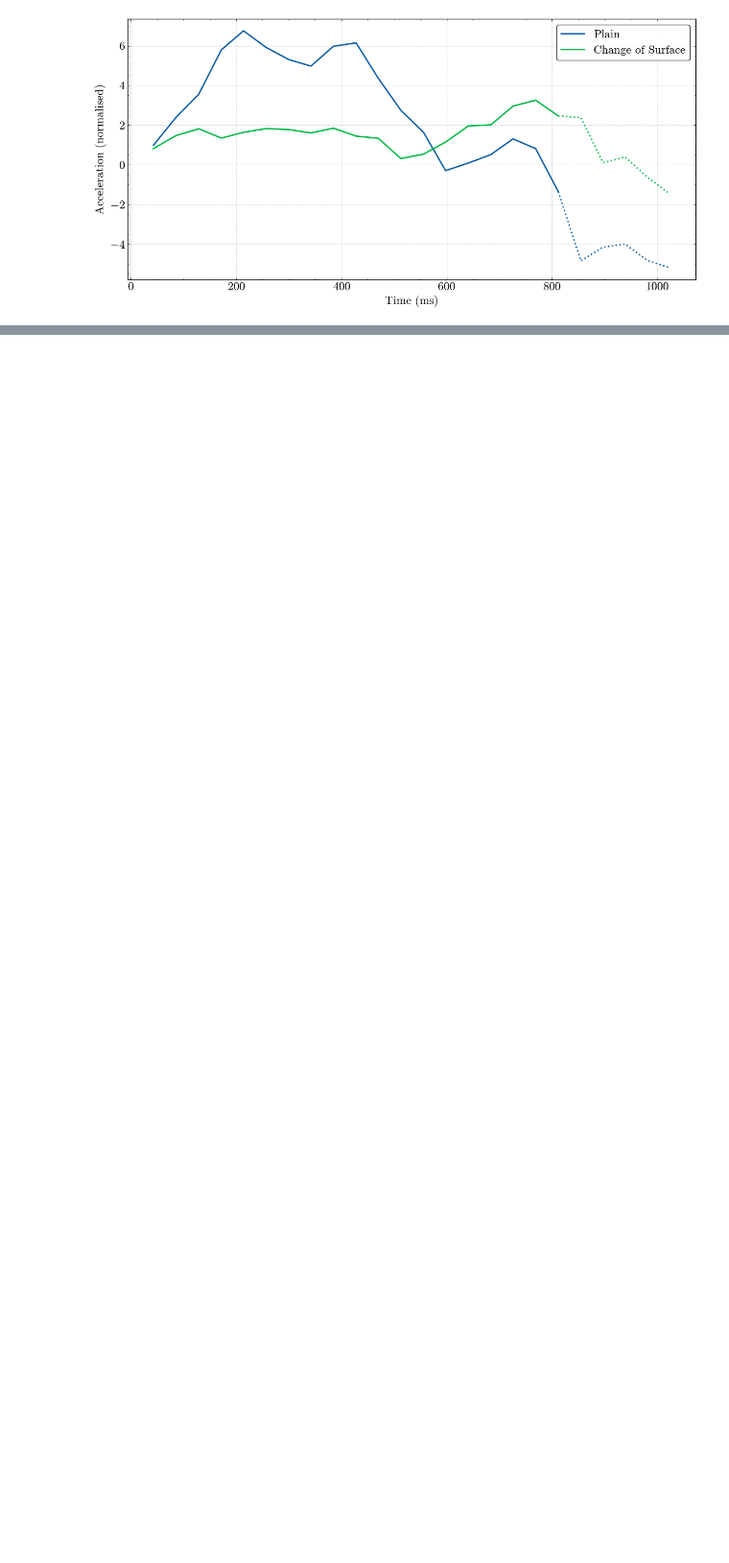
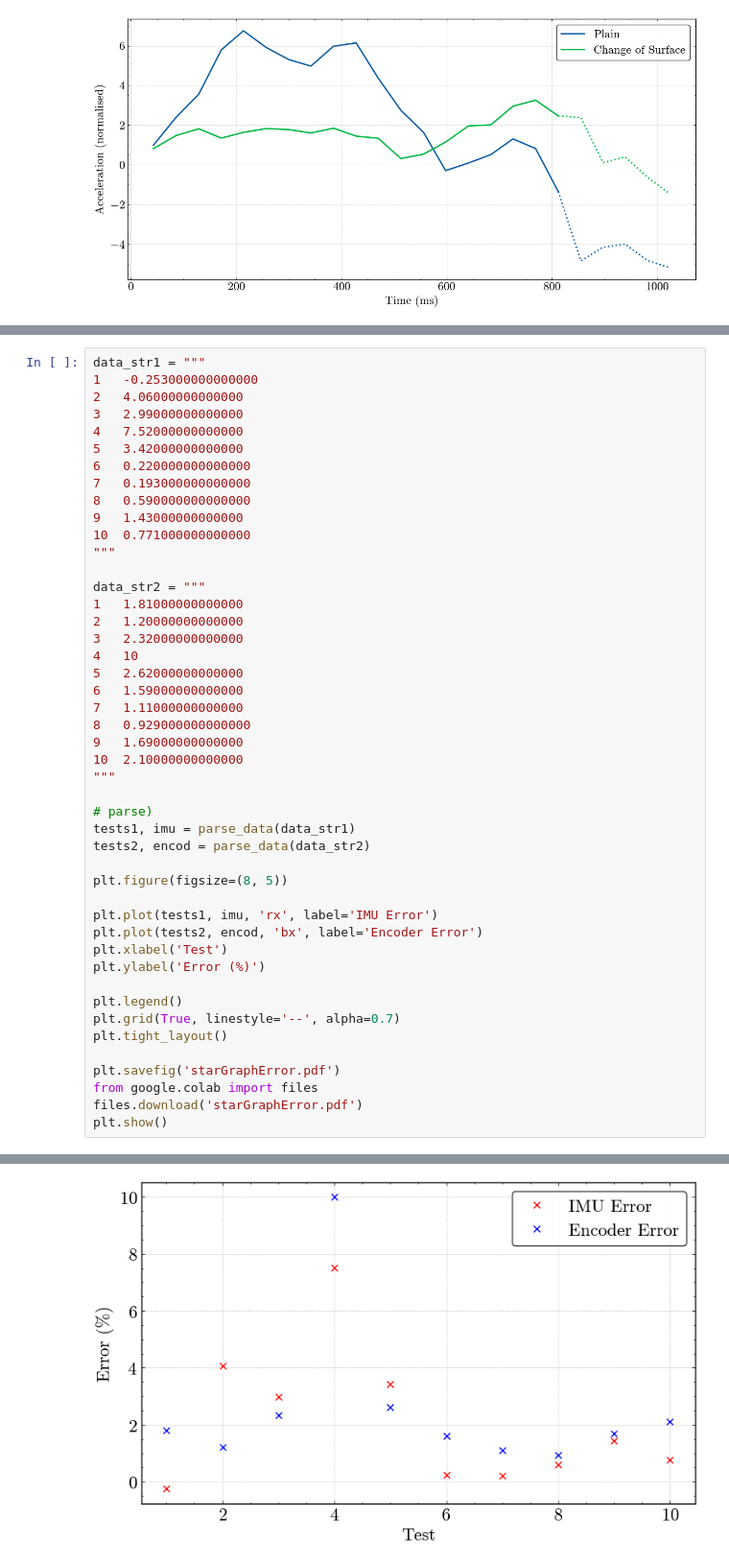
Before and after one commit to addaia/PHREDO, a Jupyter notebook: plotter.ipynb, the cells around one changed output, grey strips where cells are left out. Shown at 96% size. Saved outputs shown, nothing was run; the diff lists cells and outputs as text; blank space fills up the shorter version.

```diff
--- a/plotter.ipynb
+++ b/plotter.ipynb
@@ -249,0 +341,47 @@ plt.show()
+# %%
+data_str1 = """
+1	-0.253000000000000
+2	4.06000000000000
+3	2.99000000000000
+4	7.52000000000000
+5	3.42000000000000
+6	0.220000000000000
+7	0.193000000000000
+8	0.590000000000000
+9	1.43000000000000
+10	0.771000000000000
+"""
+
+data_str2 = """
+1	1.81000000000000
+2	1.20000000000000
+3	2.32000000000000
+4	10
+5	2.62000000000000
+6	1.59000000000000
+7	1.11000000000000
+8	0.929000000000000
+9	1.69000000000000
+10	2.10000000000000
+"""
+
+# parse)
+tests1, imu = parse_data(data_str1)
+tests2, encod = parse_data(data_str2)
+
+plt.figure(figsize=(8, 5))
+
+plt.plot(tests1, imu, 'rx', label='IMU Error')
+plt.plot(tests2, encod, 'bx', label='Encoder Error')
+plt.xlabel('Test')
+plt.ylabel('Error (%)')
+
+plt.legend()
+plt.grid(True, linestyle='--', alpha=0.7)
+plt.tight_layout()
+
+plt.savefig('starGraphError.pdf')
+from google.colab import files
+files.download('starGraphError.pdf')
+plt.show()
+# %% [output]
@@ -250,3 +390,4 @@ plt.show()
+[figure, added]
 # %%
 data_str1 = """
 42 0.91
```
Also changed, not shown: parts of 3 cells of this notebook.
